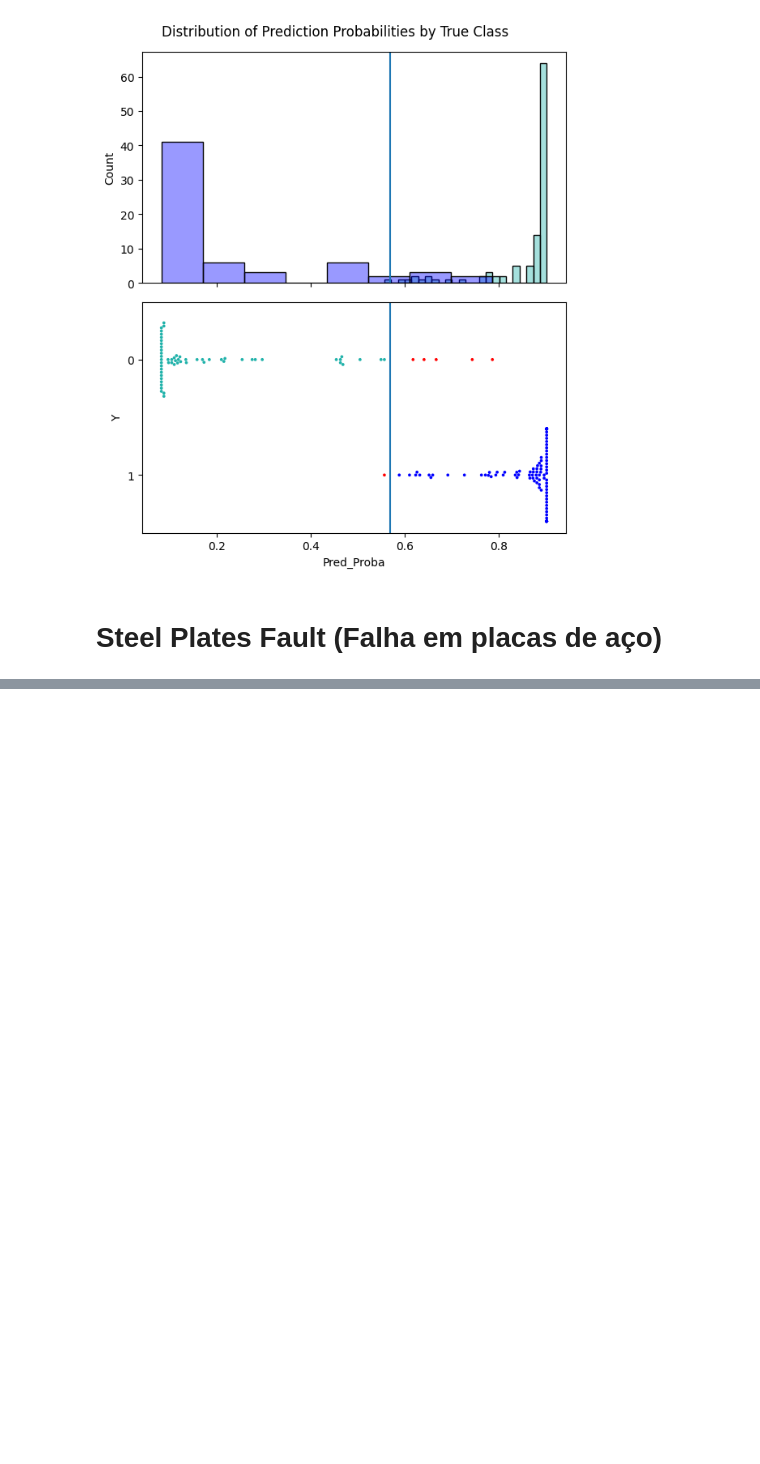
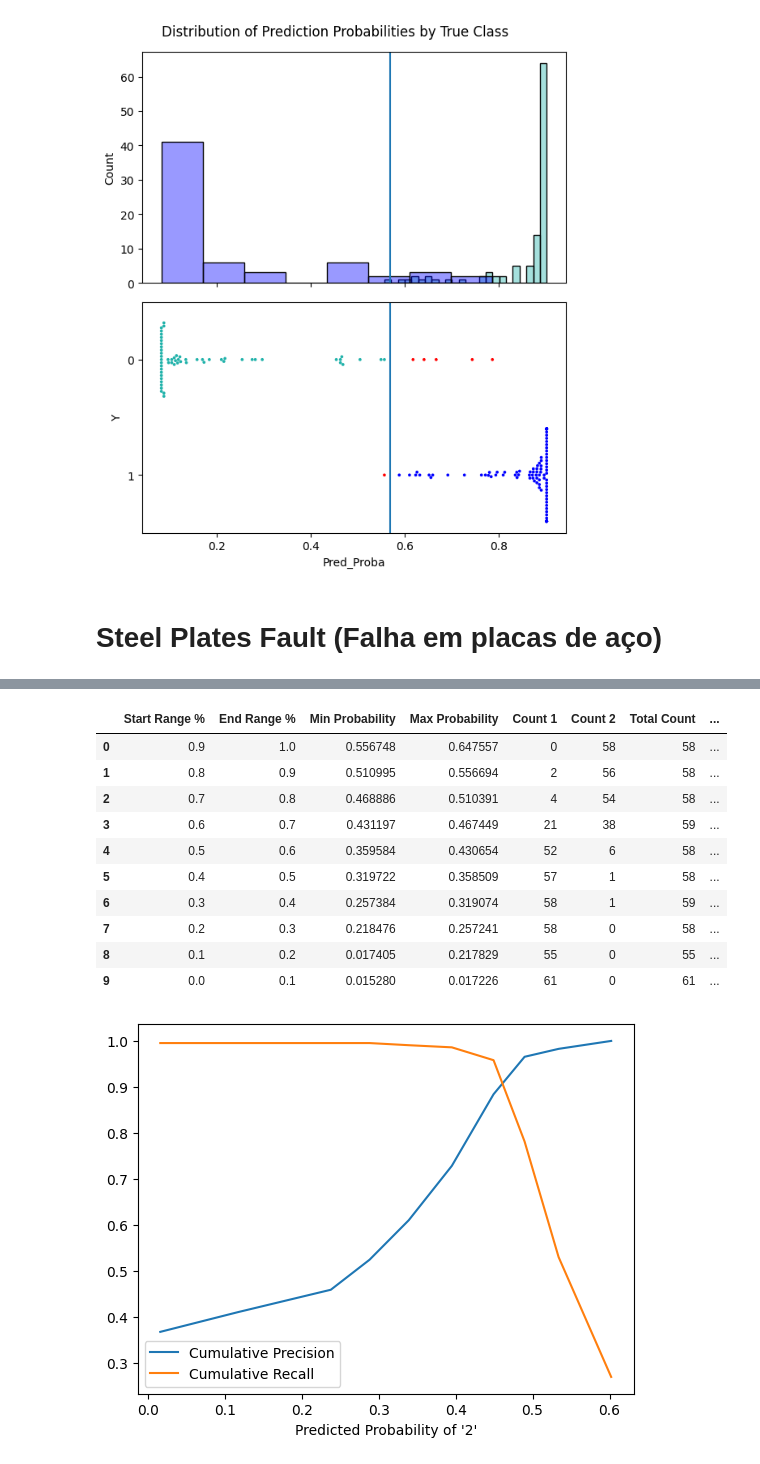
Before and after one commit to EddyGiusepe/ClassificationTresholdTuner, a Jupyter notebook: notebooks/Real_Datasets.ipynb, the cells around one changed output, grey strips where cells are left out. Saved outputs shown, nothing was run; the diff lists cells and outputs as text; code cells hidden in the pictures; blank space fills up the shorter version.

```diff
--- a/notebooks/Real_Datasets.ipynb
+++ b/notebooks/Real_Datasets.ipynb
@@ -171,0 +224,19 @@ df.head()
+# %%
+tuner.print_stats_table(
+    y_true=y_test,
+    target_classes=target_classes,
+    y_pred_proba=y_pred_proba
+)
+# %% [output]
+|  | Start Range % | End Range % | Min Probability | Max Probability | Count 1 | Count 2 | Total Count | ... |
+| 0 | 0.9 | 1.0 | 0.556748 | 0.647557 | 0 | 58 | 58 | ... |
+| 1 | 0.8 | 0.9 | 0.510995 | 0.556694 | 2 | 56 | 58 | ... |
+| 2 | 0.7 | 0.8 | 0.468886 | 0.510391 | 4 | 54 | 58 | ... |
+| 3 | 0.6 | 0.7 | 0.431197 | 0.467449 | 21 | 38 | 59 | ... |
+| 4 | 0.5 | 0.6 | 0.359584 | 0.430654 | 52 | 6 | 58 | ... |
+| 5 | 0.4 | 0.5 | 0.319722 | 0.358509 | 57 | 1 | 58 | ... |
+| 6 | 0.3 | 0.4 | 0.257384 | 0.319074 | 58 | 1 | 59 | ... |
+| 7 | 0.2 | 0.3 | 0.218476 | 0.257241 | 58 | 0 | 58 | ... |
+| 8 | 0.1 | 0.2 | 0.017405 | 0.217829 | 55 | 0 | 55 | ... |
+| 9 | 0.0 | 0.1 | 0.015280 | 0.017226 | 61 | 0 | 61 | ... |
+[figure, added]
```
Also changed, not shown: parts of 32 cells of this notebook.
